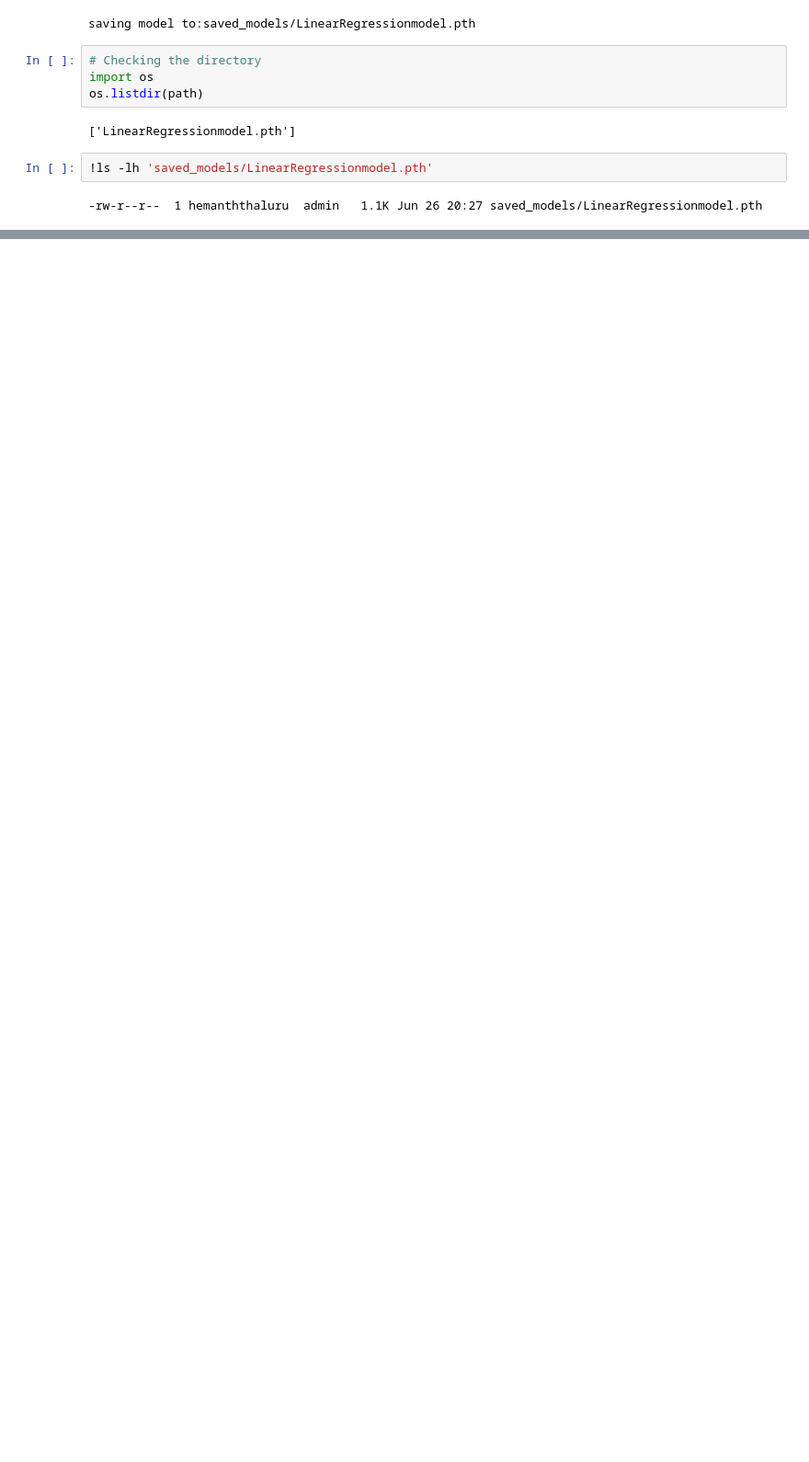
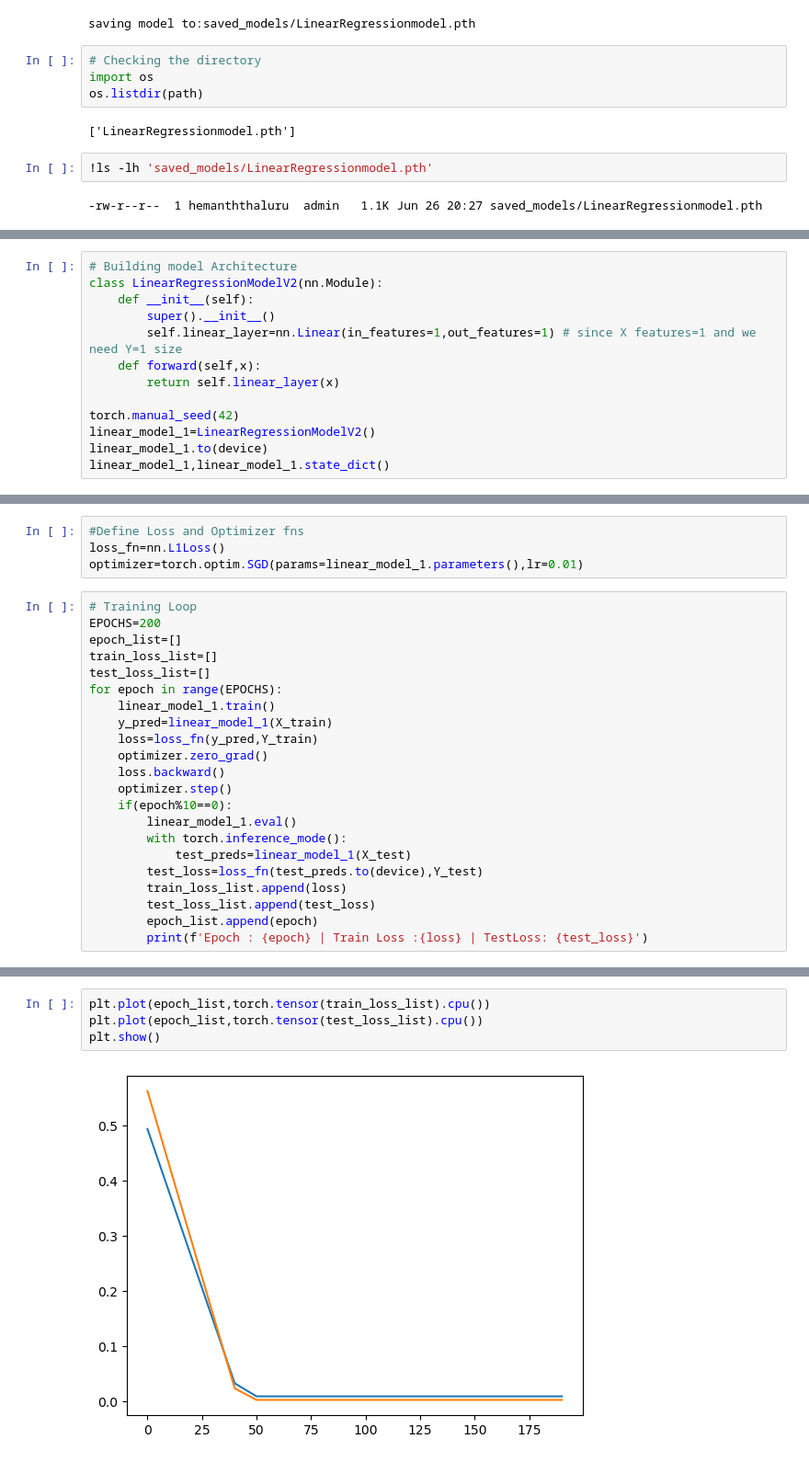
Before and after one commit to Hemanth-Thaluru/Pytorch_ZTM, a Jupyter notebook: 01_pytorch_workflow/02_linear_regression_work_flow.ipynb, the cells around one changed output, grey strips where cells are left out. Shown at 92% size. Saved outputs shown, nothing was run; the diff lists cells and outputs as text; blank space fills up the shorter version.

```diff
--- a/01_pytorch_workflow/02_linear_regression_work_flow.ipynb
+++ b/01_pytorch_workflow/02_linear_regression_work_flow.ipynb
@@ -258,0 +338,13 @@ os.listdir(path)
+# %%
+# Building model Architecture
+class LinearRegressionModelV2(nn.Module):
+    def __init__(self):
+        super().__init__()
+        self.linear_layer=nn.Linear(in_features=1,out_features=1) # since X features=1 and we need Y=1 size
+    def forward(self,x):
+        return self.linear_layer(x)
+
+torch.manual_seed(42)
+linear_model_1=LinearRegressionModelV2()
+linear_model_1.to(device)
+linear_model_1,linear_model_1.state_dict()
@@ -258,0 +357,26 @@ os.listdir(path)
+# %%
+#Define Loss and Optimizer fns
+loss_fn=nn.L1Loss()
+optimizer=torch.optim.SGD(params=linear_model_1.parameters(),lr=0.01)
+# %%
+# Training Loop
+EPOCHS=200
+epoch_list=[]
+train_loss_list=[]
+test_loss_list=[]
+for epoch in range(EPOCHS):
+    linear_model_1.train()
+    y_pred=linear_model_1(X_train)
+    loss=loss_fn(y_pred,Y_train)
+    optimizer.zero_grad()
+    loss.backward()
+    optimizer.step()
+    if(epoch%10==0):
+        linear_model_1.eval()
+        with torch.inference_mode():
+            test_preds=linear_model_1(X_test)
+        test_loss=loss_fn(test_preds.to(device),Y_test)
+        train_loss_list.append(loss)
+        test_loss_list.append(test_loss)
+        epoch_list.append(epoch)
+        print(f'Epoch : {epoch} | Train Loss :{loss} | TestLoss: {test_loss}')
@@ -258,0 +409,6 @@ os.listdir(path)
+# %%
+plt.plot(epoch_list,torch.tensor(train_loss_list).cpu())
+plt.plot(epoch_list,torch.tensor(test_loss_list).cpu())
+plt.show()
+# %% [output]
+[figure, added]
```
Also changed, not shown: parts of 19 cells of this notebook, 1 other file.
